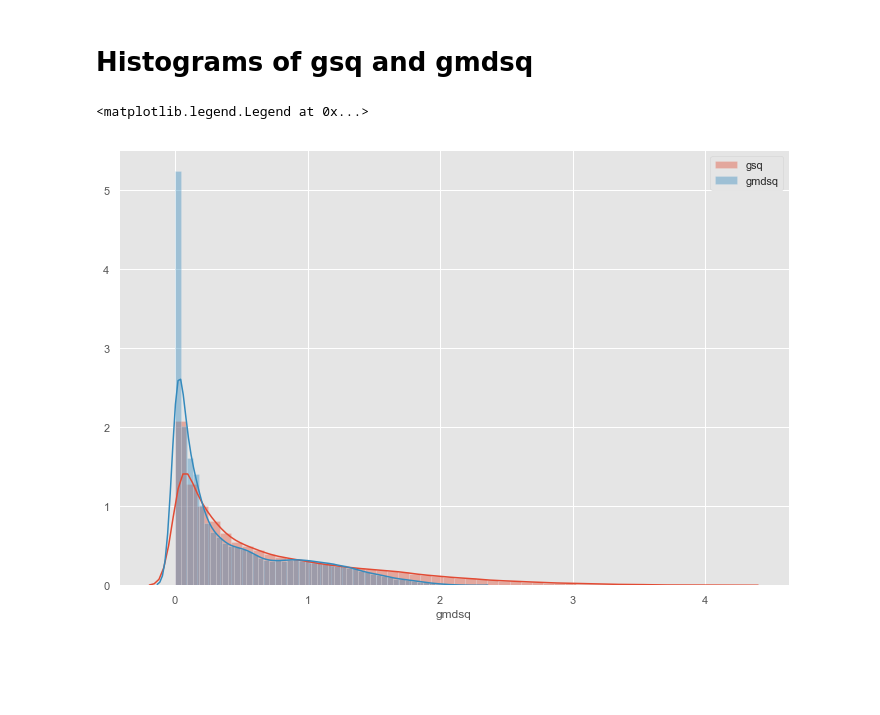
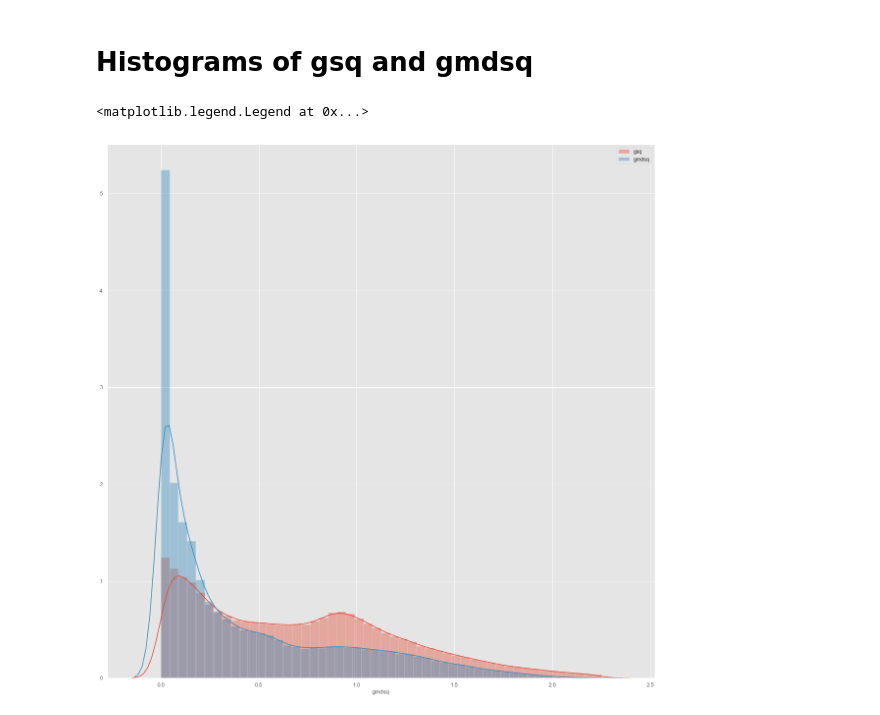
Before and after one commit to bpRsh/2019_shear_analysis_after_dmstack, a Jupyter notebook: Nov14/a01_plot_gsq_vs_gmdsq.ipynb, the cells around one changed output. Drawn from its saved outputs; the diff is of its cells as text; code cells hidden in the pictures; blank space fills up the shorter version.

```diff
--- a/Nov14/a01_plot_gsq_vs_gmdsq.ipynb
+++ b/Nov14/a01_plot_gsq_vs_gmdsq.ipynb
@@ -107,7 +110,10 @@ df.head()
 | 4 | 0 | 0 | 0 | 0 | 7439 | 7449 | 7225 | 7379 | 469.49428 | 3091.40550 | ... |
 # %%
 # new columns
-df['gsq'] = df['g[0][0]'] **2 + df['g[1][0]']**2
+# df['gsq'] = df['g[0][0]'] **2 + df['g[1][0]']**2 # only for imcat 00 and 10
+# df['gmdsq'] = df['gmd[0]'] **2 + df['gmd[1]']**2 # only for imcat 00 and 10
+
+df['gsq'] = df['g[0][0]'] **2 + df['g[0][1]']**2
 df['gmdsq'] = df['gmd[0]'] **2 + df['gmd[1]']**2
 # %%
 
@@ -370,11 +376,11 @@ WARNING: AstropyDeprecationWarning: "clobber" was deprecated in version 2.0 and
 # %% [markdown]
 # Histograms of gsq and gmdsq
 # %%
-plt.figure(figsize=(12,8))
+plt.figure(figsize=(20,20))
 sns.distplot(df['gsq'],label='gsq')
 sns.distplot(df['gmdsq'],label='gmdsq')
 
 plt.legend()
 # %% [output]
 <matplotlib.legend.Legend at 0x...>
-[figure, old version]
+[figure, new version]
```
Also changed, not shown: parts of 4 cells of this notebook.
